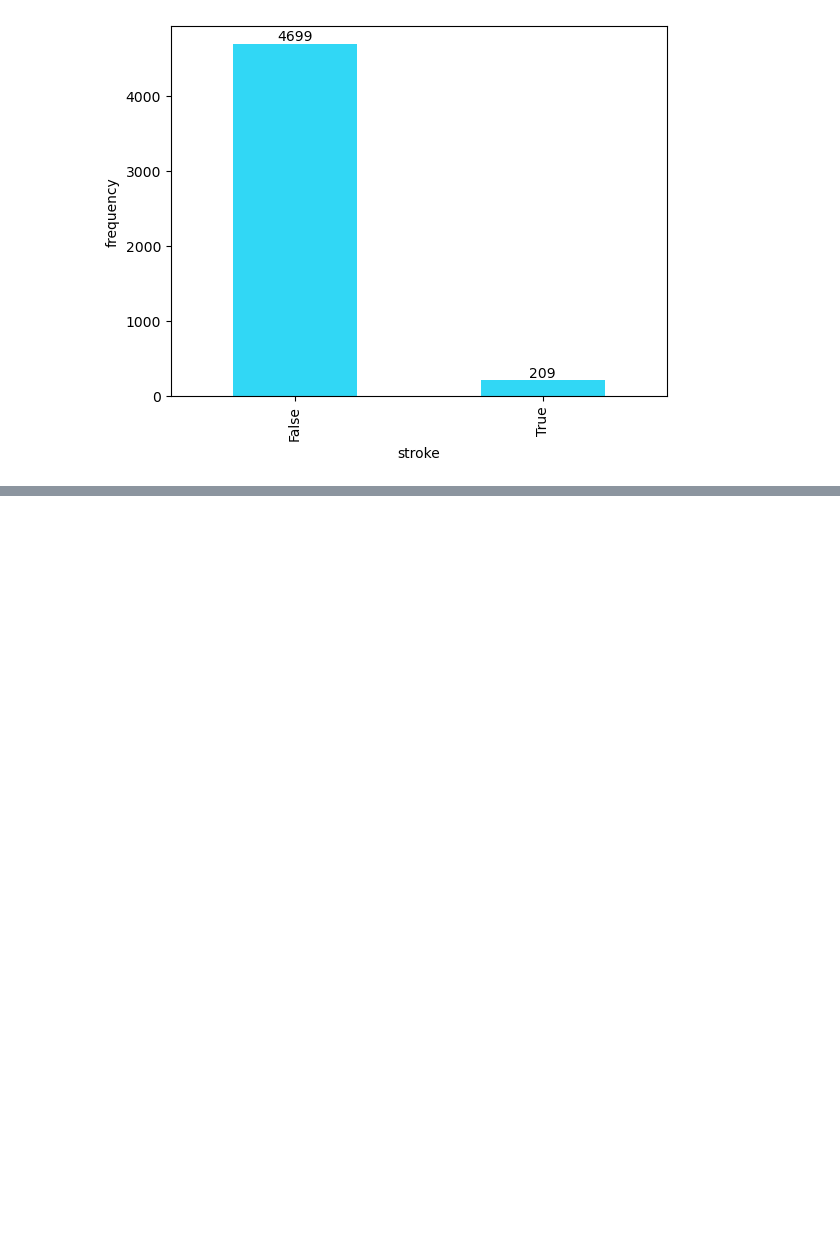
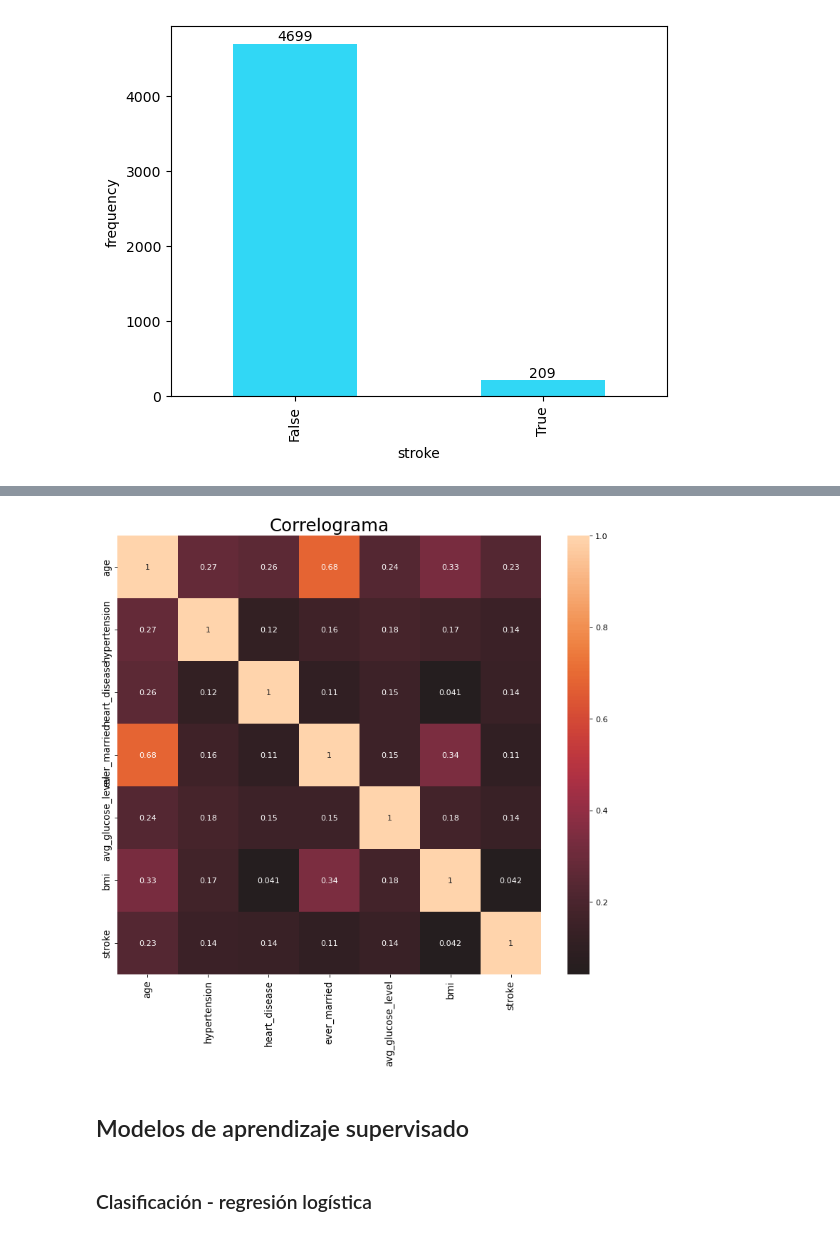
Before and after one commit to Sarahdrdo/Equipo3_AgentesInteligentes_Reto, a Jupyter notebook: Equipo3_Reto_AgentesInteligentes.ipynb, the cells around one changed output, grey strips where cells are left out. Saved outputs shown, nothing was run; the diff lists cells and outputs as text; code cells hidden in the pictures; blank space fills up the shorter version.

```diff
--- a/Equipo3_Reto_AgentesInteligentes.ipynb
+++ b/Equipo3_Reto_AgentesInteligentes.ipynb
@@ -276,0 +311,14 @@ display(plt.hist(datos["age"]))
+# %%
+# Gráfica de correlación
+plt.figure(figsize=(12,10), dpi= 80)
+sns.heatmap(datos.corr(), xticklabels=datos.corr().columns, yticklabels=datos.corr().columns, center=0, annot=True)
+plt.title('Correlograma', fontsize=22)
+plt.xticks(fontsize=12)
+plt.yticks(fontsize=12)
+plt.show()
+# %% [output]
+[figure, added]
+# %% [markdown]
+## Modelos de aprendizaje supervisado
+# %% [markdown]
+### Clasificación - regresión logística
```
Also changed, not shown: parts of 12 cells of this notebook.
